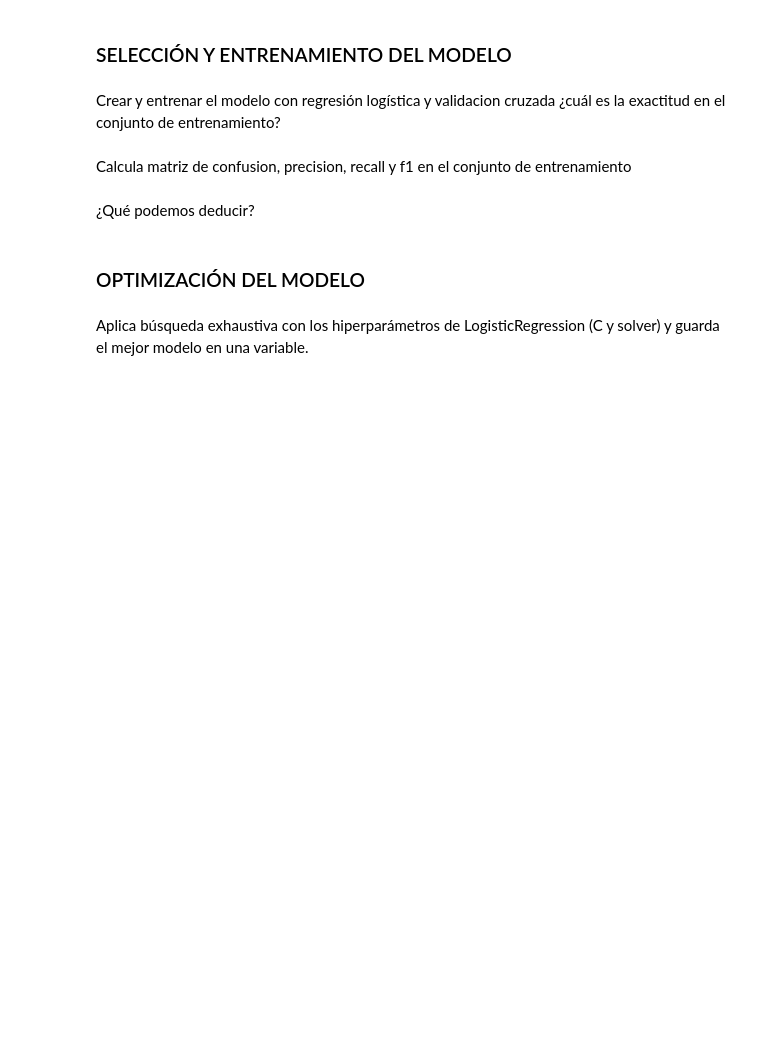
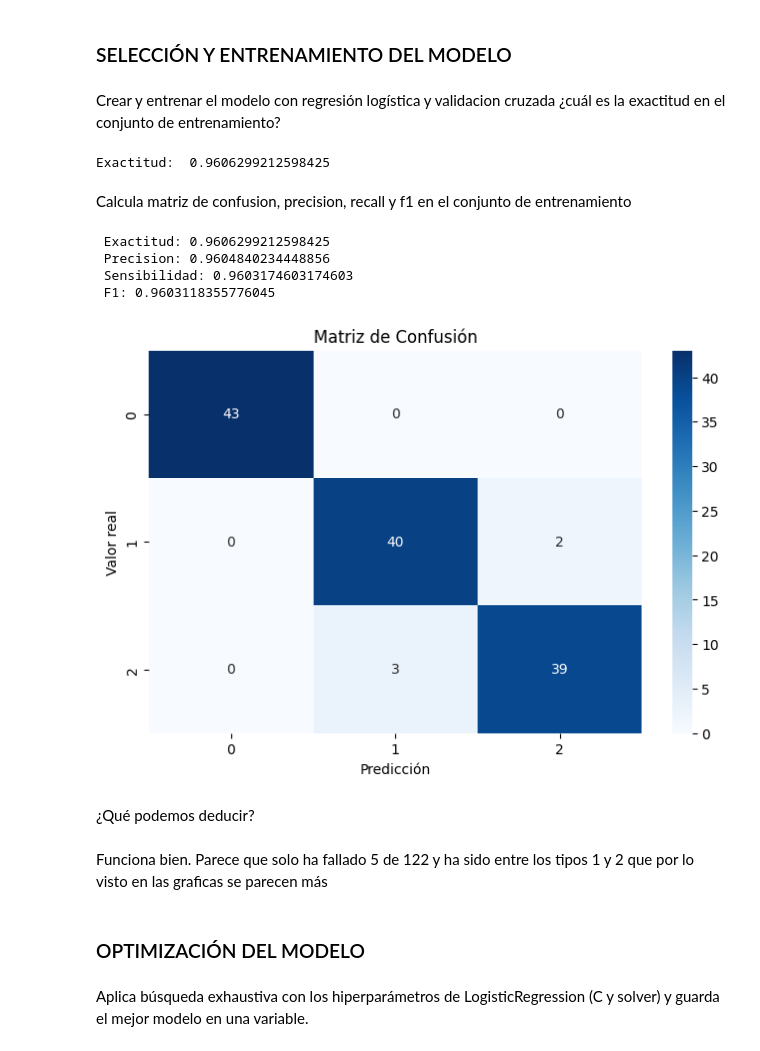
Before and after one commit to Elena2332/iabd, a Jupyter notebook: ia/sapa/2_11/2_11Ejercicios.ipynb, the cells around one changed output. Cells and saved outputs as stored; diff of their text form; code cells hidden in the pictures; blank space fills up the shorter version.

```diff
--- a/ia/sapa/2_11/2_11Ejercicios.ipynb
+++ b/ia/sapa/2_11/2_11Ejercicios.ipynb
@@ -309,5 +429,9 @@ Representa la matriz de correlaciones
 # %% [markdown]
 #### DIVIDIR LOS DATOS
+# %%
+train_set_x, test_set_x, train_set_y, test_set_y = train_test_split(X,y,
+                            test_size=0.15, random_state=42,
+                            stratify=y)
 # %% [markdown]
 #### PREPARAR LOS DATOS
 # %% [markdown]
@@ -316,10 +440,44 @@ Solo hay que estandarizar las columnas y por lo tanto se puede hacer directament
 ### SELECCIÓN Y ENTRENAMIENTO DEL MODELO
 # %% [markdown]
 Crear y entrenar el modelo con regresión logística y validacion cruzada ¿cuál es la exactitud en el conjunto de entrenamiento?
+# %%
+pipeline = make_pipeline(StandardScaler(),LogisticRegression())
+pipeline.fit(train_set_x, train_set_y)
+
+train_y_predict = cross_val_predict(pipeline, train_set_x, train_set_y, cv=5)
+exactitud = accuracy_score(train_set_y, train_y_predict)
+
+print('Exactitud: ',exactitud)
+# %% [output]
+Exactitud:  0.9606299212598425
 # %% [markdown]
 Calcula matriz de confusion, precision, recall y f1 en el conjunto de entrenamiento
+# %%
+matriz = confusion_matrix(train_set_y,train_y_predict)
+
+exactitud = accuracy_score(train_set_y, train_y_predict)
+precision = precision_score(train_set_y, train_y_predict, average='macro')
+sensibilidad = recall_score(train_set_y, train_y_predict, average='macro')
+f1 = f1_score(train_set_y, train_y_predict, average='macro')
+
+print(' Exactitud: {}\n Precision: {}\n Sensibilidad: {}\n F1: {}'.format(exactitud,precision,sensibilidad,f1))
+
+plt.figure(figsize=(8, 5))
+sns.heatmap(matriz, annot=True, fmt='d', cmap='Blues')
+plt.title('Matriz de Confusión')
+plt.xlabel('Predicción')
+plt.ylabel('Valor real')
+plt.show()
+# %% [output]
+ Exactitud: 0.9606299212598425
+ Precision: 0.9604840234448856
+ Sensibilidad: 0.9603174603174603
+ F1: 0.9603118355776045
+[figure, added]
 # %% [markdown]
 ¿Qué podemos deducir?
+# %% [markdown]
+Funciona bien. Parece que solo ha fallado 5 de 122 y ha sido entre los tipos 1 y 2 que por lo visto en las graficas se parecen más
 # %% [markdown]
 ### OPTIMIZACIÓN DEL MODELO
 # %% [markdown]
```
Also changed, not shown: parts of 14 cells of this notebook, 2 other files.
